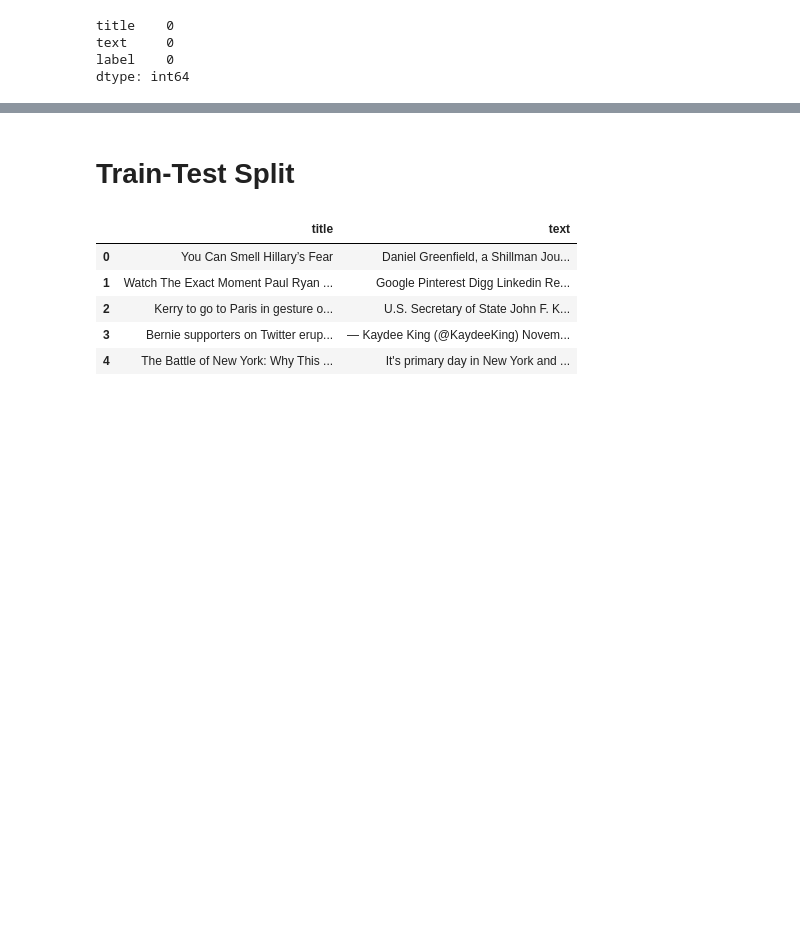
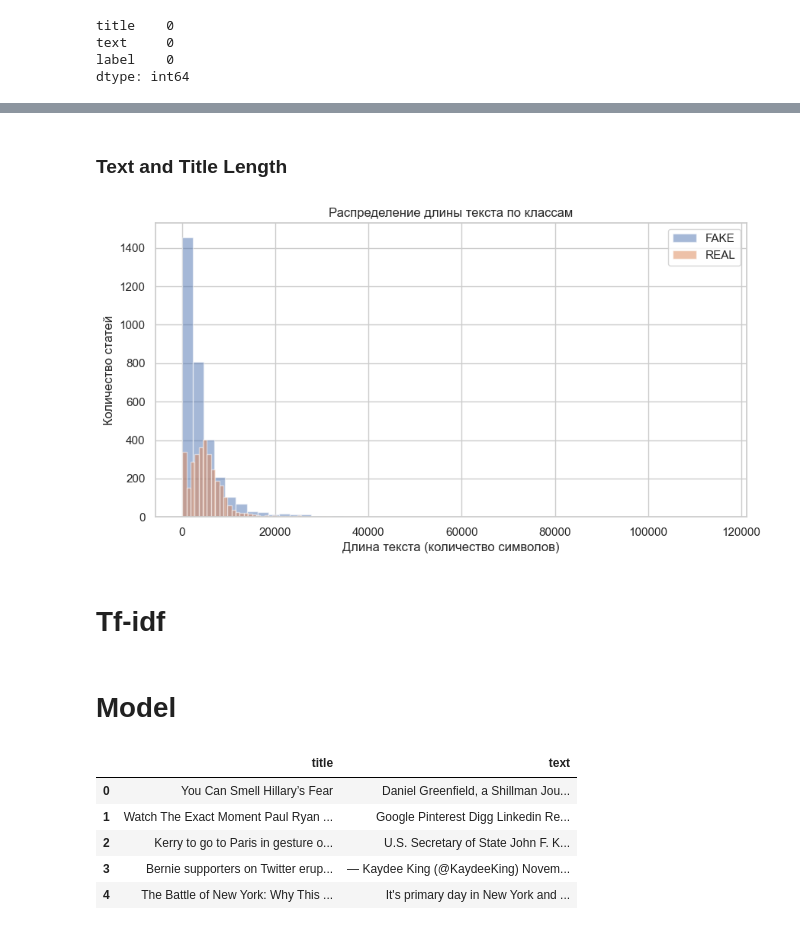
Before and after one commit to himynameisartem/Fake_news_detector_ML, a Jupyter notebook: Fake_news_detector.ipynb, the cells around one changed output, grey strips where cells are left out. Saved outputs shown, nothing was run; the diff lists cells and outputs as text; code cells hidden in the pictures; blank space fills up the shorter version.

```diff
--- a/Fake_news_detector.ipynb
+++ b/Fake_news_detector.ipynb
@@ -34,5 +49,20 @@ dtype: int64
+# %% [markdown]
+### Text and Title Length
+# %%
+plt.figure(figsize=(10,5))
+plt.hist(df[df['label']=='FAKE']['text'].apply(len), bins=50, alpha=0.5, label='FAKE')
+plt.hist(df[df['label']=='REAL']['text'].apply(len), bins=50, alpha=0.5, label='REAL')
+plt.xlabel("Длина текста (количество символов)")
+plt.ylabel("Количество статей")
+plt.title("Распределение длины текста по классам")
+plt.legend()
+plt.show()
+# %% [output]
+[figure, added]
+# %% [markdown]
+# Tf-idf
 # %% [markdown]
-# Train-Test Split
+# Model
 # %%
 X = df.drop(columns='label')
 y = df['label']
```
Also changed, not shown: parts of 6 cells of this notebook.
